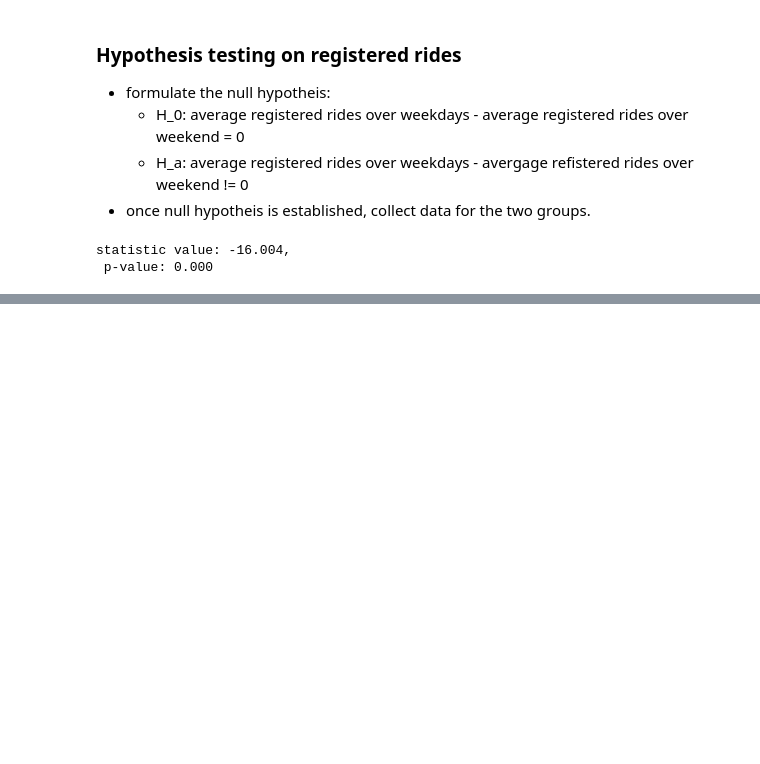
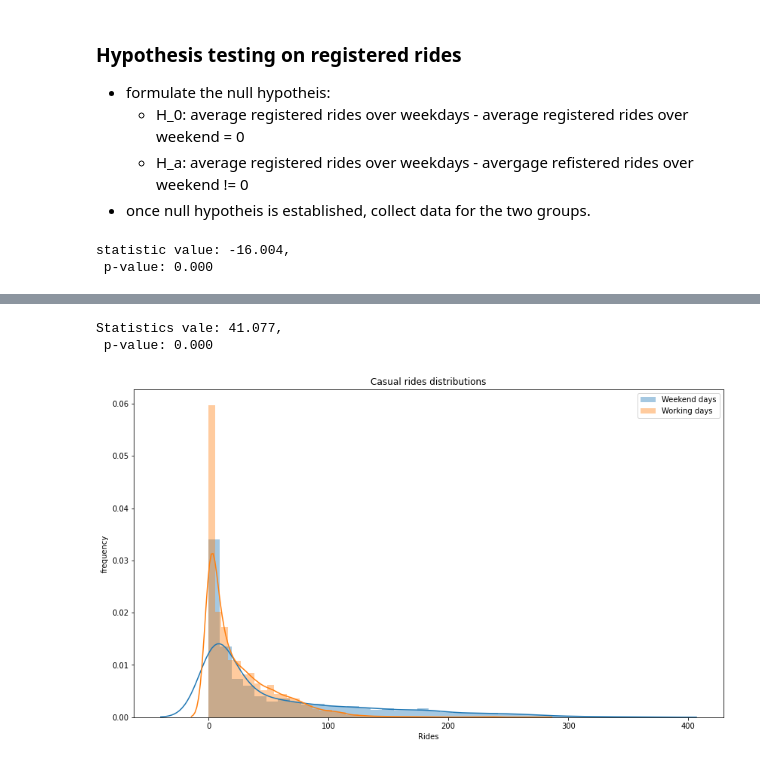
Before and after one commit to 3liud/bike-sharing-analysis, a Jupyter notebook: bike_sharing_analysis.ipynb, the cells around one changed output, grey strips where cells are left out. Cells and saved outputs as stored; diff of their text form; code cells hidden in the pictures; blank space fills up the shorter version.

```diff
--- a/bike_sharing_analysis.ipynb
+++ b/bike_sharing_analysis.ipynb
@@ -348,0 +370,22 @@ statistic value: -16.004,
+# %%
+# select casual rides for the weekend and working days
+weekend_casual_data = hourly_data_clean.casual[weekend_mask]
+workingdays_casual_data = hourly_data_clean.casual[workingdays_mask]
+
+#TTest
+test_res = ttest_ind(weekend_casual_data, workingdays_casual_data)
+print(f"Statistics vale: {test_res[0]:.03f}, \n p-value: {test_res[1]:.03f}")
+
+# plotting the distributions of casuakl rides fro working vs weekend days
+plt.figure(figsize=(14, 8))
+sns.distplot(weekend_casual_data, label = 'Weekend days')
+sns.distplot(workingdays_casual_data, label='Working days')
+plt.legend()
+plt.xlabel('Rides')
+plt.ylabel('frequency')
+plt.title("Casual rides distributions")
+plt.savefig('figures/1_04_b.png', format='png');
+# %% [output]
+Statistics vale: 41.077,
+ p-value: 0.000
+[figure, added]
```
Also changed, not shown: parts of 5 cells of this notebook, 4 other files.
